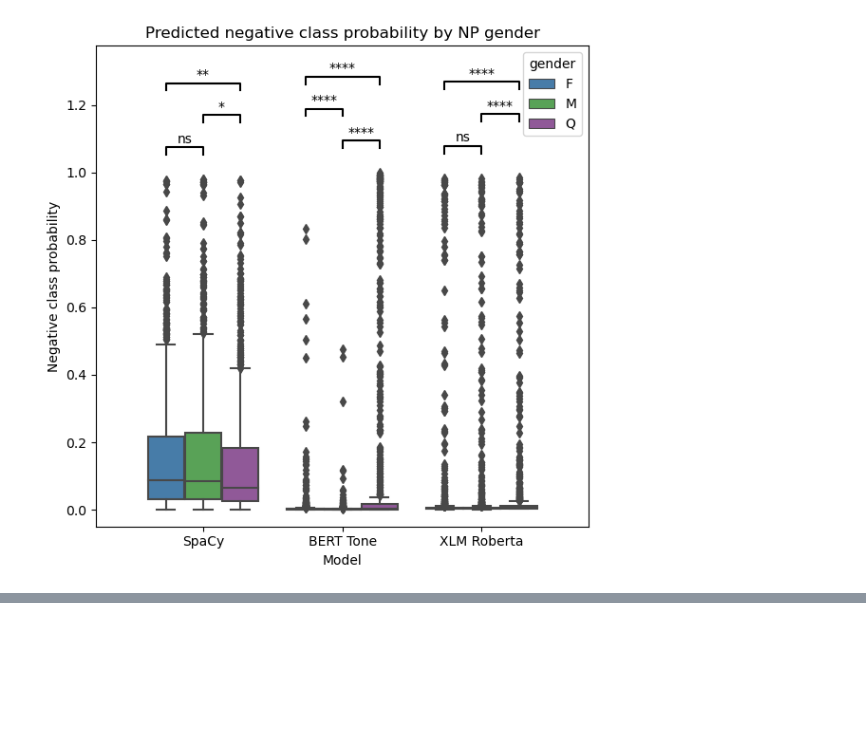
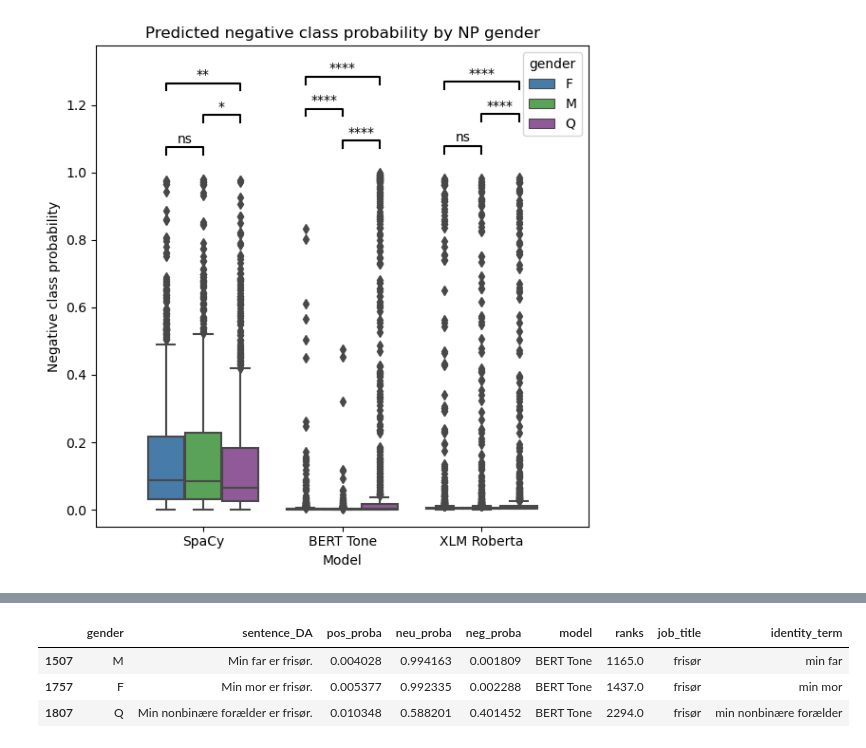
Before and after one commit to MajaMittag/gender-bias_da, a Jupyter notebook: sentiment/occupational_bias_in_sentiment_models_FINAL.ipynb, the cells around one changed output, grey strips where cells are left out. Saved outputs shown, nothing was run; the diff lists cells and outputs as text; code cells hidden in the pictures; blank space fills up the shorter version.

```diff
--- a/sentiment/occupational_bias_in_sentiment_models_FINAL.ipynb
+++ b/sentiment/occupational_bias_in_sentiment_models_FINAL.ipynb
@@ -825,0 +840,7 @@ SpaCy_F vs. SpaCy_Q: Custom statistical test, P_val:8.283e-03
+# %%
+bert_df[bert_df["sentence_DA"].isin(frisør_sents)].copy()
+# %% [output]
+|  | gender | sentence_DA | pos_proba | neu_proba | neg_proba | model | ranks | job_title | identity_term |
+| 1507 | M | Min far er frisør. | 0.004028 | 0.994163 | 0.001809 | BERT Tone | 1165.0 | frisør | min far |
+| 1757 | F | Min mor er frisør. | 0.005377 | 0.992335 | 0.002288 | BERT Tone | 1437.0 | frisør | min mor |
+| 1807 | Q | Min nonbinære forælder er frisør. | 0.010348 | 0.588201 | 0.401452 | BERT Tone | 2294.0 | frisør | min nonbinære forælder |
```
Also changed, not shown: parts of 25 cells of this notebook.
